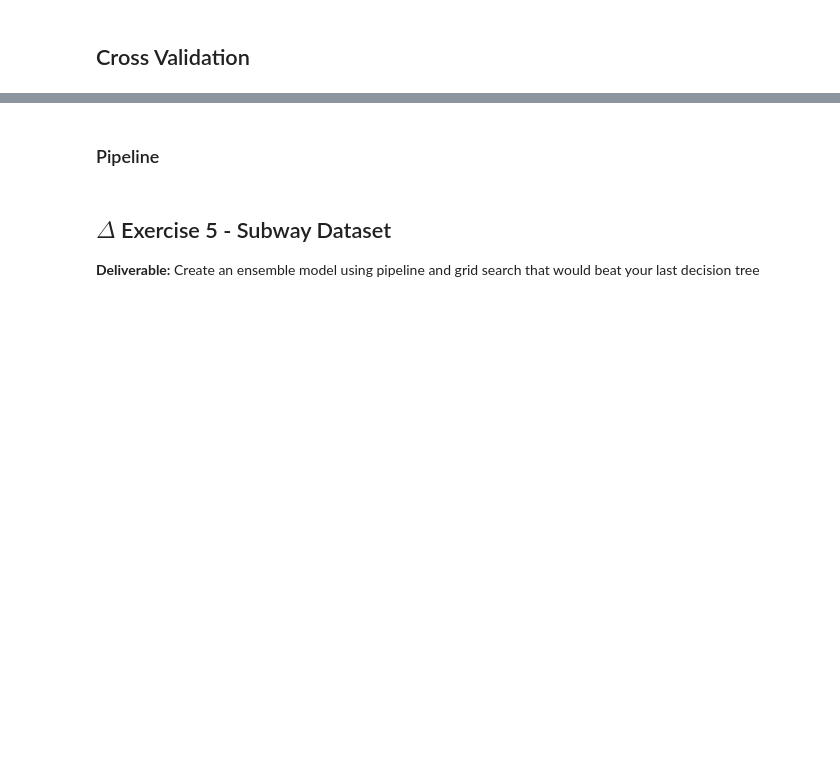
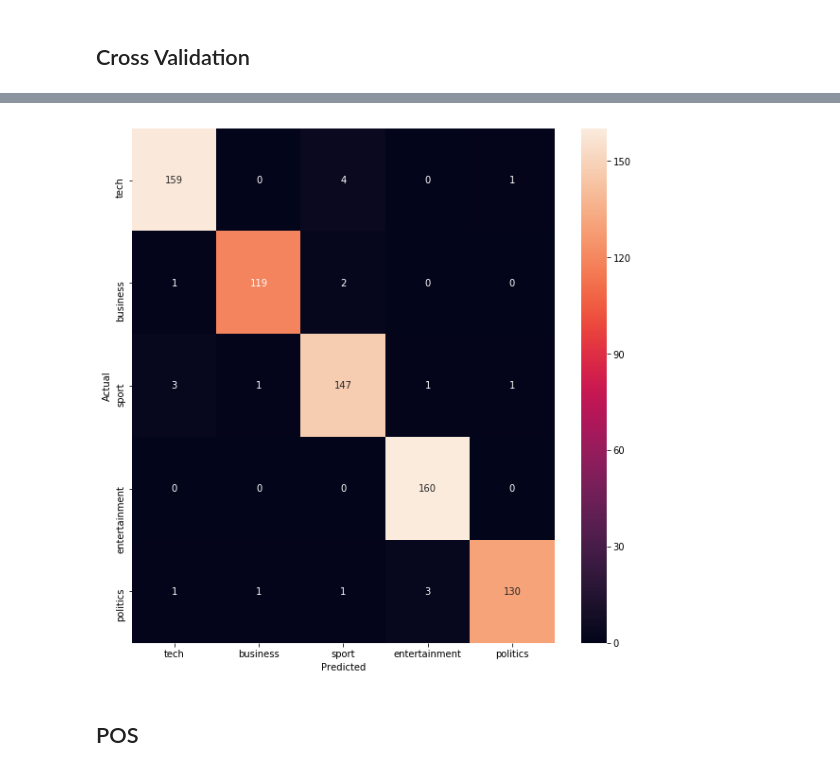
Before and after one commit to mohamedibrahim42/Workshops, a Jupyter notebook: ML/Co-op Notebook.ipynb, the cells around one changed output, grey strips where cells are left out. Cells and saved outputs as stored; diff of their text form; code cells hidden in the pictures; blank space fills up the shorter version.

```diff
--- a/ML/Co-op Notebook.ipynb
+++ b/ML/Co-op Notebook.ipynb
@@ -785,7 +676,12 @@ Parameters: {'bootstrap': True, 'criterion': 'entropy', 'max_depth': 3, 'max_fea
+# %%
+tfidf_conf_mat = confusion_matrix(y_test, tfidf_preds)
+fig, ax = plt.subplots(figsize=(10,10))
+sns.heatmap(tfidf_conf_mat, annot=True, fmt='d',
+            xticklabels=bbc_articles['category'].unique(), yticklabels=bbc_articles['category'].unique())
+plt.ylabel('Actual')
+plt.xlabel('Predicted')
+plt.show()
+# %% [output]
+[figure, added]
 # %% [markdown]
-### Pipeline
+## POS
-# %% [markdown]
-## $\Delta$ Exercise 5 - Subway Dataset
-
-**Deliverable:**
-Create an ensemble model using pipeline and grid search that would beat your last decision tree
```
Also changed, not shown: parts of 101 cells of this notebook, 16 other files.
